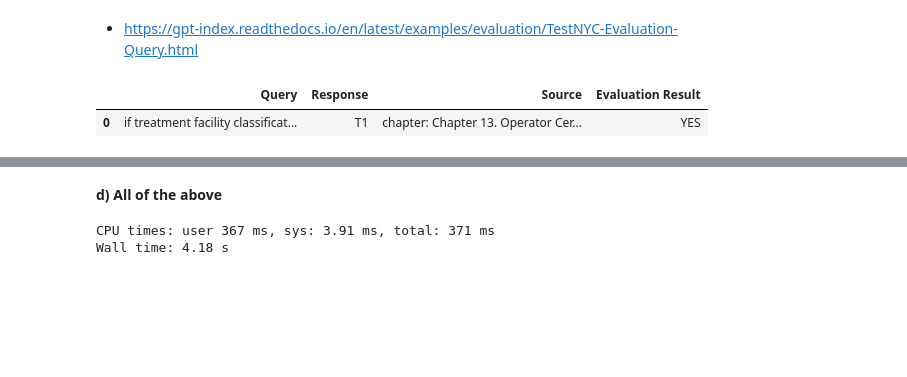
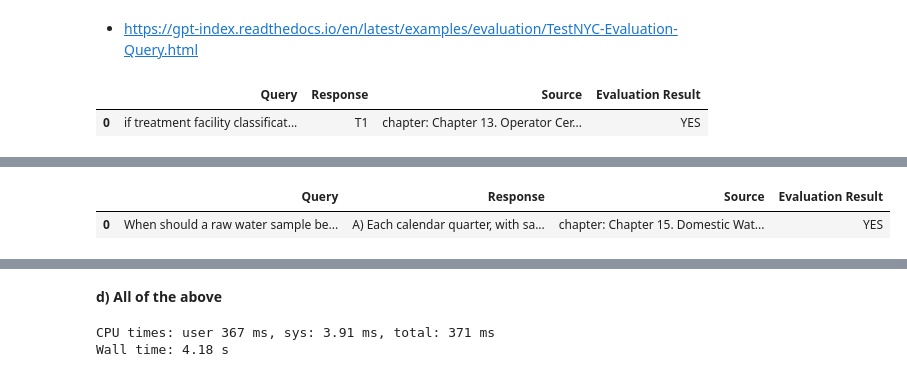
Before and after one commit to DWR-Chatbot-Project/Chatbot, a Jupyter notebook: Python/Drafts/bloomLlama/bloom_llama_evaluation.ipynb, the cells around one changed output, grey strips where cells are left out. Cells and saved outputs as stored; diff of their text form; code cells hidden in the pictures; blank space fills up the shorter version.

```diff
--- a/Python/Drafts/bloomLlama/bloom_llama_evaluation.ipynb
+++ b/Python/Drafts/bloomLlama/bloom_llama_evaluation.ipynb
@@ -153,6 +163,6 @@ index.storage_context.persist(persist_dir="./bloomLlama/storage")
 # %%
 # rebuild storage context
-storage_context = StorageContext.from_defaults(persist_dir="./bloomLlama/storage")
+storage_context = StorageContext.from_defaults(persist_dir="./storage")
 # load index
 index = load_index_from_storage(storage_context)
 # %%
@@ -205,14 +215,18 @@ display_eval_df(query_str, response, eval_result)
 # %%
 %%time
 query_engine = index.as_query_engine()
-response = query_engine.query("""
+query_str = """
 When should a raw water sample be collected for a groundwater source that is treated
-with a primary or residual disinfectant on a continuous basis and is not monitored
-pursuant to Section 64654.8(b)(1)(B)? Select one from the following list of options:
-A) Each calendar quarter, with samples collected during the same month
-B) Each month, with samples collected during the same week
-C) Each year, with samples collected during the same season
-D) Only if the raw water sample is total coliform-positive
-""")
+    with a primary or residual disinfectant on a continuous basis and is not monitored
+    pursuant to Section 64654.8(b)(1)(B)? Select one from the following list of options:
+    A) Each calendar quarter, with samples collected during the same month
+    B) Each month, with samples collected during the same week
+    C) Each year, with samples collected during the same season
+    D) Only if the raw water sample is total coliform-positive
+"""
+response = query_engine.query(query_str)
 display(Markdown(f"<b>{response}</b><br />"))
+
+eval_result = evaluator.evaluate(query_str, response)
+display_eval_df(query_str, response, eval_result)
 # %% [output]
@@ -220,0 +234,2 @@ A) Each calendar quarter, with samples collected during the same month</b><br />
+|  | Query | Response | Source | Evaluation Result |
+| 0 | When should a raw water sample be... | A) Each calendar quarter, with sa... | chapter: Chapter 15. Domestic Wat... | YES |
```
Also changed, not shown: parts of 20 cells of this notebook.
